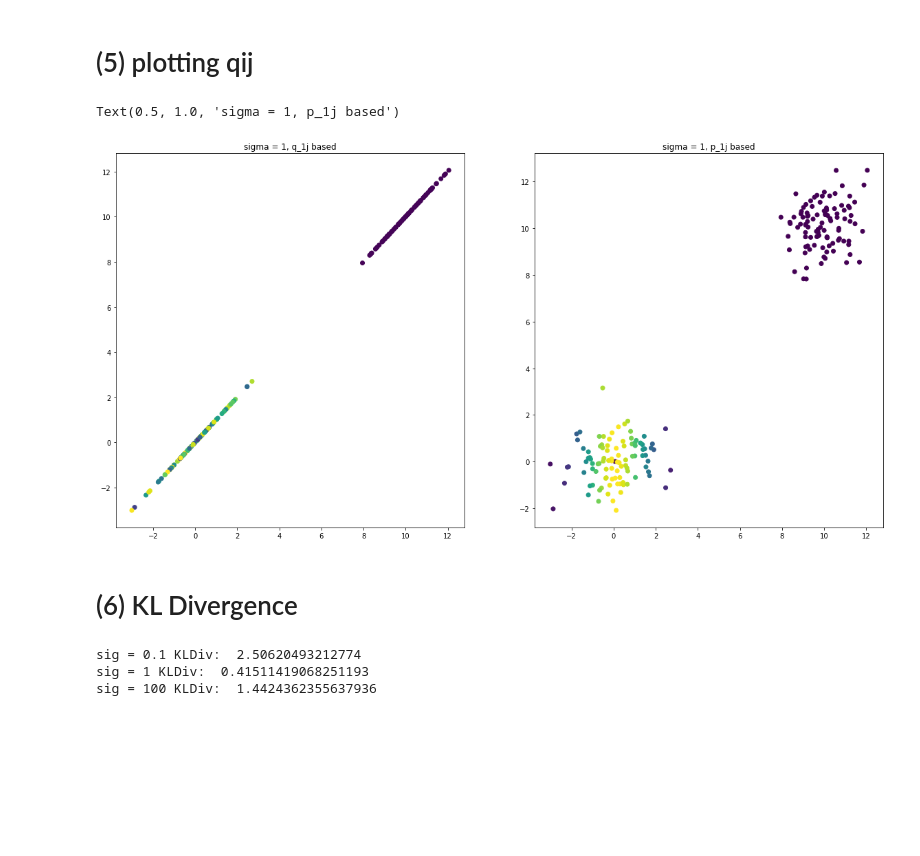
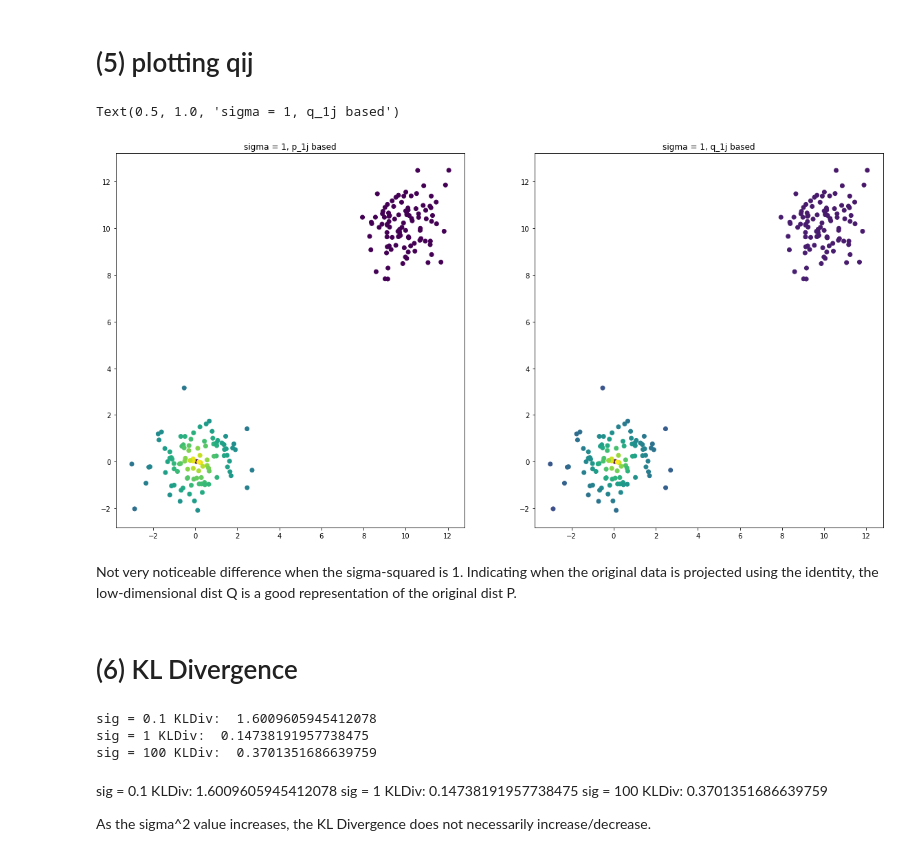
Before and after one commit to marlenelin/bioinfo, a Jupyter notebook: hw4.ipynb, the cells around one changed output. Cells and saved outputs as stored; diff of their text form; code cells hidden in the pictures; blank space fills up the shorter version.

```diff
--- a/hw4.ipynb
+++ b/hw4.ipynb
@@ -37,8 +41,2 @@ def Gker(j,i,dat,sigma=[1 for i in range(200)]):
 
     return num/denom
-# %%
-j_i =  np.zeros((200,200))
-print(j_i[0,0])
-for i in range(200):
-    for j in range(200):
-        j_i[i,j] = Gker(j,i,data.x)
@@ -138,21 +99,22 @@ array([[0.00000000e+00, 2.51894708e-05, 2.51772010e-05, ...,
 # %% [markdown]
 # (4) ${q}_{ij}$ matrix
 # %%
-def matq(dat=data.y,sigma=[1 for i in range(200)]):
+def matq(x=data.x,y=data.y,sigma2=[1 for i in range(200)]):
+
     denom = 0
-    for k in range(len(sigma)):
-        for l in range(len(sigma)):
+    for k in range(200):
+        for l in range(200):
             if k != l:
-                denom += 1 / (1 + abs(dat[k] - dat[l])**2 )
+                dist = np.sqrt((x[k] - x[l])**2 + (y[k] - y[l])**2)
+                denom += 1 / (1 + dist)
 
-    matq = np.zeros((200,200))
+    q_mat = np.zeros((200,200))
     for i in range(200):
         for j in range(200):
-            if j == i:
-                matq[i,j] = 0
-            else:
-                num = 1 / (1 + abs(dat[i]-dat[j])**2 )
-                matq[i,j] = num/denom
-    return matq
+            if j != i:
+                d = np.sqrt((x[i] - x[j])**2 + (y[i] - y[j])**2)
+                num = 1 / (1 + d )
+                q_mat[i,j] = num/denom
+    return q_mat
 # %%
 q_mat = matq()
@@ -165,16 +143,20 @@ print(q_mat.sum())
 # (5) plotting qij
 # %%
 fig,ax = plt.subplots(1,2,figsize=(20,10))
-sigma = [1 for i in range(200)]
+sigma2 = [1 for i in range(200)]
+p_mat = matp(sigma2 = sigma2)
+colorsp = p_mat[0,:]/p_mat[0:,].max()
+ax[0].scatter(data.x,data.y,c=colorsp)
+ax[0].set_title('sigma = 1, p_1j based')
+q_mat = matq(data.x,data.y)
 colorsq = q_mat[0,:]/q_mat[0:,].max()
-ax[0].scatter(data.x,data.x,c=colorsq)
-ax[0].set_title('sigma = 1, q_1j based')
-
-ax[1].scatter(data.x,data.y,c=colorsp)
-ax[1].set_title('sigma = 1, p_1j based')
+ax[1].scatter(data.x,data.y,c=colorsq)
+ax[1].set_title('sigma = 1, q_1j based')
 # %% [output]
-Text(0.5, 1.0, 'sigma = 1, p_1j based')
+Text(0.5, 1.0, 'sigma = 1, q_1j based')
-[figure, old version]
+[figure, new version]
+# %% [markdown]
+Not very noticeable difference when the sigma-squared is 1. Indicating when the original data is projected using the identity, the low-dimensional dist Q is a good representation of the original dist P.
 # %% [markdown]
 # (6) KL Divergence
 # %%
@@ -192,9 +174,15 @@ def KLdiv(p_mat=p_mat,q_mat=q_mat,sigma=[1 for i in range(200)]):
     return s
 # %%
 for sig in [0.1,1,100]:
-    print('sig = '+str(sig)+' KLDiv: ',KLdiv(sigma = [sig for i in range(200)]))
+    print('sig = '+str(sig)+' KLDiv: ',KLdiv(sigma2 = [sig for i in range(200)]))
 # %% [output]
-sig = 0.1 KLDiv:  2.50620493212774
-sig = 1 KLDiv:  0.41511419068251193
-sig = 100 KLDiv:  1.4424362355637936
+sig = 0.1 KLDiv:  1.6009605945412078
+sig = 1 KLDiv:  0.14738191957738475
+sig = 100 KLDiv:  0.3701351686639759
+# %% [markdown]
+sig = 0.1 KLDiv:  1.6009605945412078
+sig = 1 KLDiv:  0.14738191957738475
+sig = 100 KLDiv:  0.3701351686639759
+
+As the sigma^2 value increases, the KL Divergence does not necessarily increase/decrease.
 # %% [markdown]
```
Also changed, not shown: parts of 16 cells of this notebook, 7 other files.
